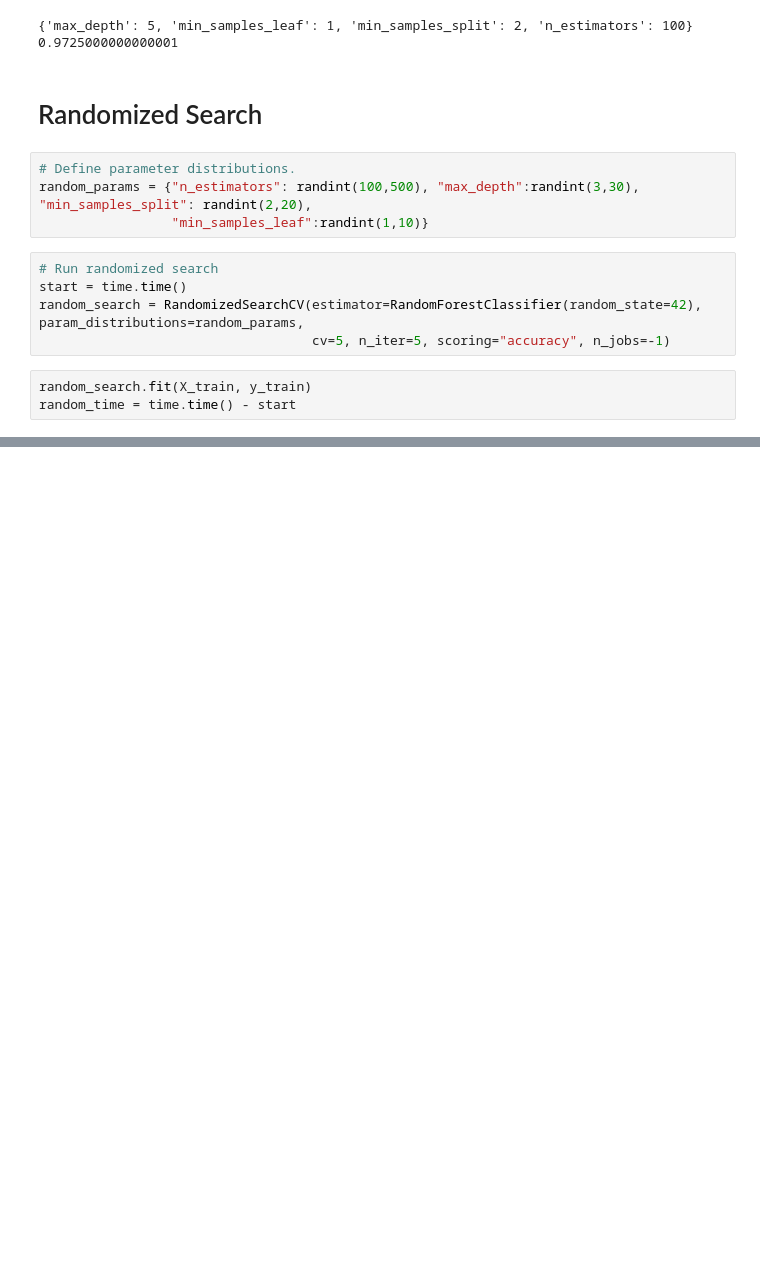
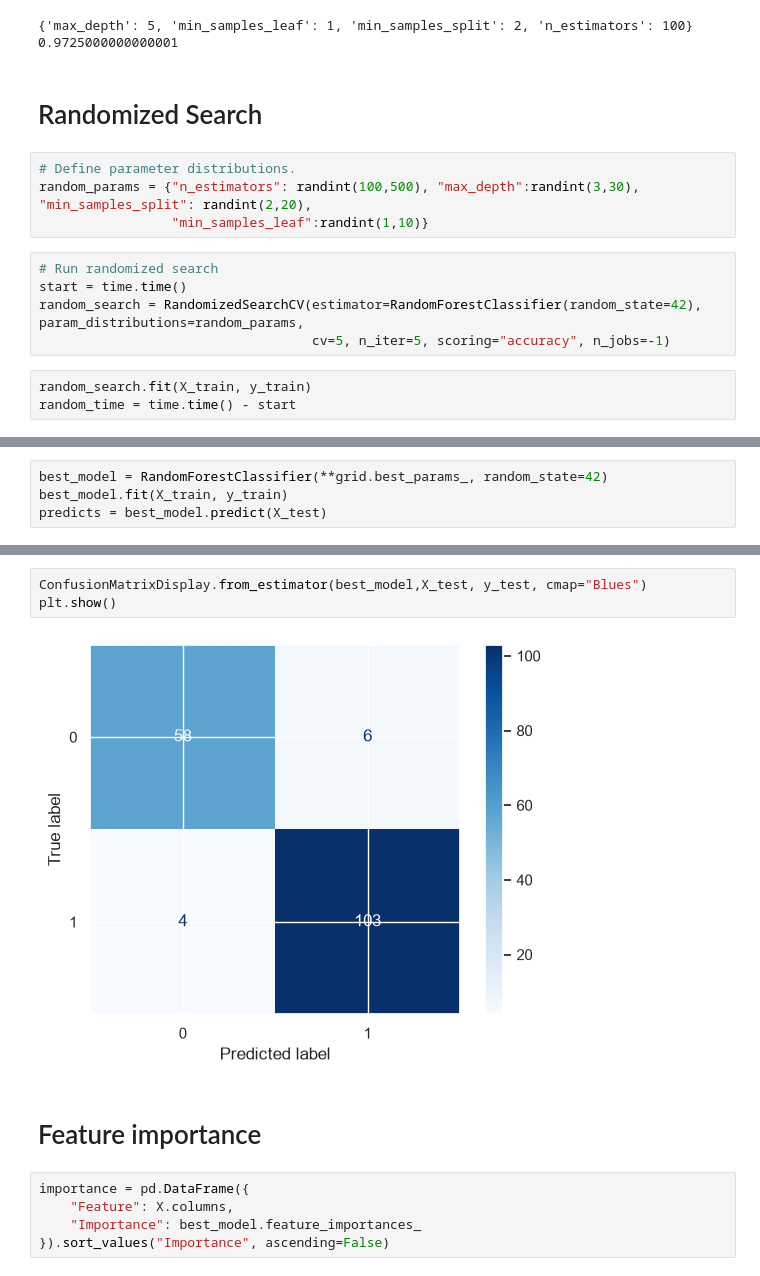
Before and after one commit to shy942/ML-exploration, a Jupyter notebook: notebooks/08_Model_Optimization.ipynb, the cells around one changed output, grey strips where cells are left out. Drawn from its saved outputs; the diff is of its cells as text; blank space fills up the shorter version.

```diff
--- a/notebooks/08_Model_Optimization.ipynb
+++ b/notebooks/08_Model_Optimization.ipynb
@@ -118,0 +210,4 @@ print(random_search.best_score_)
+# %%
+best_model = RandomForestClassifier(**grid.best_params_, random_state=42)
+best_model.fit(X_train, y_train)
+predicts = best_model.predict(X_test)
@@ -118,0 +221,12 @@ print(random_search.best_score_)
+# %%
+ConfusionMatrixDisplay.from_estimator(best_model,X_test, y_test, cmap="Blues")
+plt.show()
+# %% [output]
+[figure, added]
+# %% [markdown]
+# Feature importance
+# %%
+importance = pd.DataFrame({
+    "Feature": X.columns,
+    "Importance": best_model.feature_importances_
+}).sort_values("Importance", ascending=False)
```
Also changed, not shown: parts of 24 cells of this notebook.
